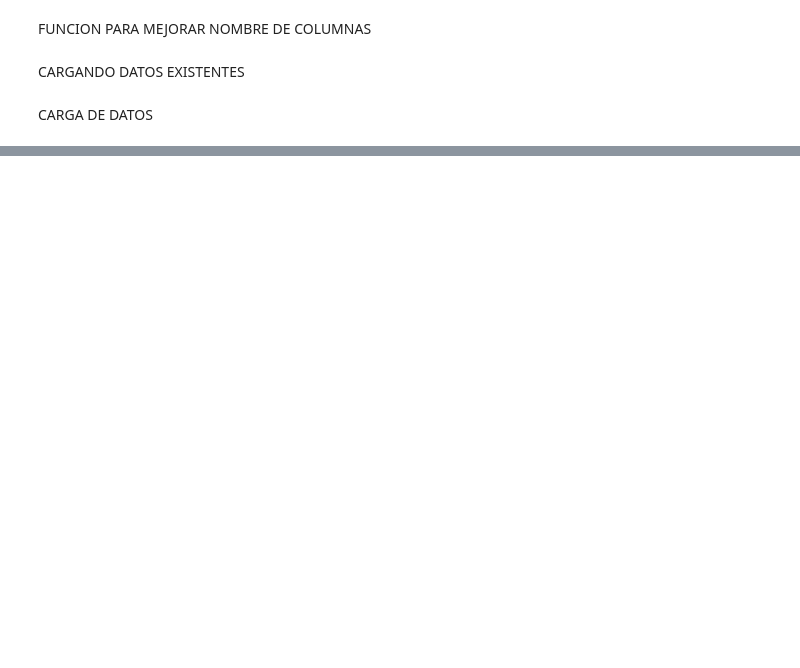
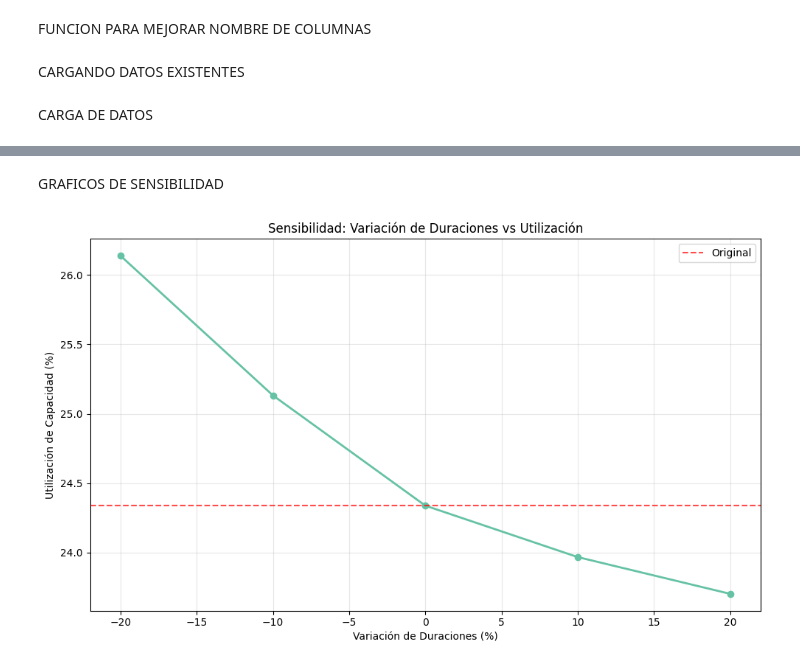
Before and after one commit to DiegoWhite99/Investigacion_Operaciones, a Jupyter notebook: notebooks/03-sensitivity_analysis.ipynb, the cells around one changed output, grey strips where cells are left out. Cells and saved outputs as stored; diff of their text form; code cells hidden in the pictures; blank space fills up the shorter version.

```diff
--- a/notebooks/03-sensitivity_analysis.ipynb
+++ b/notebooks/03-sensitivity_analysis.ipynb
@@ -40,0 +104,7 @@ schedule_base = pd.read_csv(schedule_path) if os.path.exists(schedule_path) else
+# %%
+variaciones = [-20, -10, 0, 10, 20]
+resultados_sensibilidad = []
+
+for variacion in variaciones:
+    resultado = analizar_sensibilidad_duraciones(variacion)
+    resultados_sensibilidad.append(resultado)
@@ -40,0 +131,3 @@ schedule_base = pd.read_csv(schedule_path) if os.path.exists(schedule_path) else
+# %%
+df_sensibilidad = pd.DataFrame(resultados_sensibilidad)
+df_sensibilidad.to_csv(os.path.join(BASE_DIR, "results", "sensibilidad_duraciones.csv"), index=False)
@@ -40,0 +346,16 @@ schedule_base = pd.read_csv(schedule_path) if os.path.exists(schedule_path) else
+# %% [markdown]
+GRAFICOS DE SENSIBILIDAD
+# %%
+plt.figure(figsize=(10, 6))
+plt.plot(df_sensibilidad['variacion'], df_sensibilidad['utilizacion_modificada'], 'o-', linewidth=2)
+plt.axhline(y=df_sensibilidad['utilizacion_original'].iloc[2], color='r', linestyle='--', alpha=0.7, label='Original')
+plt.title('Sensibilidad: Variación de Duraciones vs Utilización')
+plt.xlabel('Variación de Duraciones (%)')
+plt.ylabel('Utilización de Capacidad (%)')
+plt.grid(alpha=0.3)
+plt.legend()
+plt.tight_layout()
+plt.savefig(os.path.join(BASE_DIR, "results", "sensibilidad_utilizacion.png"), dpi=300, bbox_inches='tight')
+plt.show()
+# %% [output]
+[figure, added]
```
Also changed, not shown: parts of 33 cells of this notebook.
